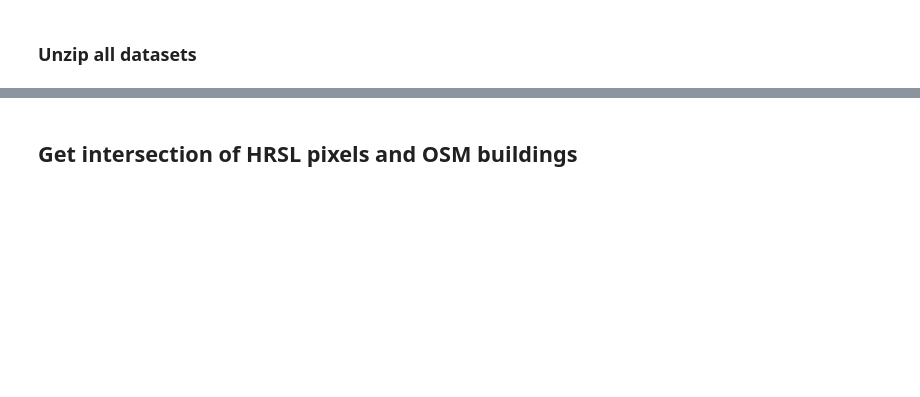
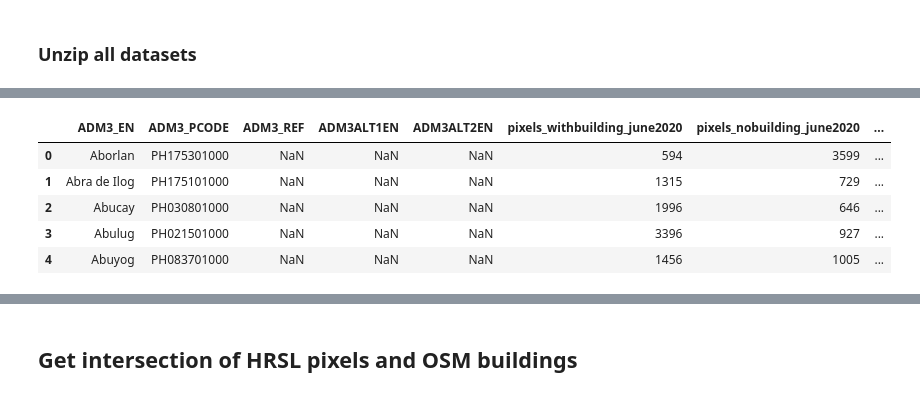
Before and after one commit to thinkingmachines/osm-completeness, a Jupyter notebook: notebooks/1_Methodology.ipynb, the cells around one changed output, grey strips where cells are left out. Cells and saved outputs as stored; diff of their text form; code cells hidden in the pictures; blank space fills up the shorter version.

```diff
--- a/notebooks/1_Methodology.ipynb
+++ b/notebooks/1_Methodology.ipynb
@@ -86,0 +107,9 @@ for i in glob.glob("../download_data/*.zip"):
+# %%
+citymuni_output.head()
+# %% [output]
+|  | ADM3_EN | ADM3_PCODE | ADM3_REF | ADM3ALT1EN | ADM3ALT2EN | pixels_withbuilding_june2020 | pixels_nobuilding_june2020 | ... |
+| 0 | Aborlan | PH175301000 | NaN | NaN | NaN | 594 | 3599 | ... |
+| 1 | Abra de Ilog | PH175101000 | NaN | NaN | NaN | 1315 | 729 | ... |
+| 2 | Abucay | PH030801000 | NaN | NaN | NaN | 1996 | 646 | ... |
+| 3 | Abulug | PH021501000 | NaN | NaN | NaN | 3396 | 927 | ... |
+| 4 | Abuyog | PH083701000 | NaN | NaN | NaN | 1456 | 1005 | ... |
```
Also changed, not shown: parts of 57 cells of this notebook.
